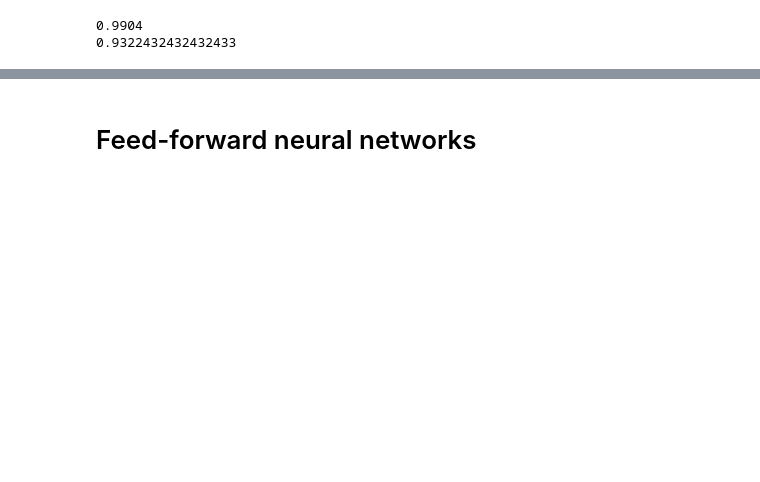
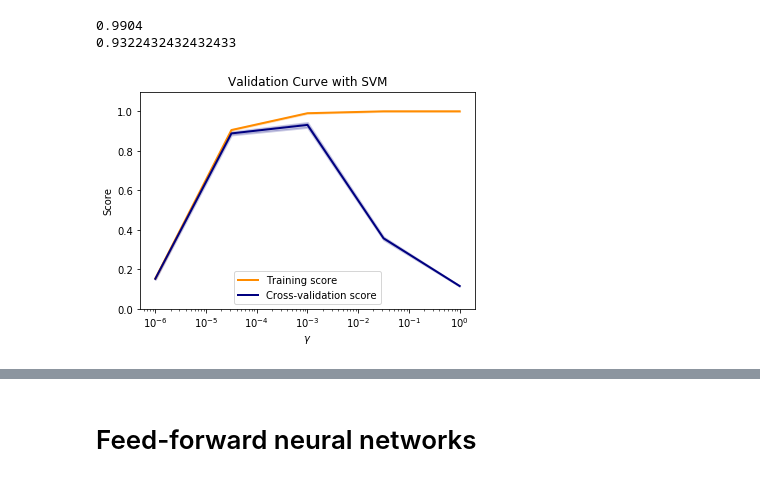
Before and after one commit to MikerT86/PR_assignment, a Jupyter notebook: Assignment part 5 and 6.ipynb, the cells around one changed output, grey strips where cells are left out. Saved outputs shown, nothing was run; the diff lists cells and outputs as text; code cells hidden in the pictures; blank space fills up the shorter version.

```diff
--- a/Assignment part 5 and 6.ipynb
+++ b/Assignment part 5 and 6.ipynb
@@ -187,3 +315,44 @@ print(score_SVM)
 # %% [output]
 0.9904
 0.9322432432432433
+# %%
+import matplotlib.pyplot as plt
+import numpy as np
+
+from sklearn.svm import SVC
+from sklearn.model_selection import validation_curve
+
+SVC_gamma = SVC(kernel="rbf",
+          C=3,
+          random_state=10)
+
+param_range_svm_gamma = np.logspace(-6, 0, 5)
+train_scores_svm_gamma, test_scores_svm_gamma = validation_curve(
+    SVC_gamma, X_train, y_train, param_name="gamma", param_range=param_range_svm_gamma,
+    cv=10, scoring="accuracy", n_jobs=-1)
+# %%
+train_scores_svm_gamma_mean = np.mean(train_scores_svm_gamma, axis=1)
+train_scores_svm_gamma_std = np.std(train_scores_svm_gamma, axis=1)
+test_scores_svm_gamma_mean = np.mean(test_scores_svm_gamma, axis=1)
+test_scores_svm_gamma_std = np.std(test_scores_svm_gamma, axis=1)
+
+plt.title("Validation Curve with SVM")
+plt.xlabel(r"$\gamma$")
+plt.ylabel("Score")
+plt.ylim(0.0, 1.1)
+lw = 2
+
+plt.semilogx(param_range_svm_gamma, train_scores_svm_gamma_mean, label="Training score",
+             color="darkorange", lw=lw)
+plt.fill_between(param_range_svm_gamma, train_scores_svm_gamma_mean - train_scores_svm_gamma_std,
+                 train_scores_svm_gamma_mean + train_scores_svm_gamma_std, alpha=0.2,
+                 color="darkorange", lw=lw)
+plt.semilogx(param_range_svm_gamma, test_scores_svm_gamma_mean, label="Cross-validation score",
+             color="navy", lw=lw)
+plt.fill_between(param_range_svm_gamma, test_scores_svm_gamma_mean - test_scores_svm_gamma_std,
+                 test_scores_svm_gamma_mean + test_scores_svm_gamma_std, alpha=0.2,
+                 color="navy", lw=lw)
+plt.legend(loc="best")
+plt.show()
+# %% [output]
+[figure, added]
```
Also changed, not shown: parts of 17 cells of this notebook.
